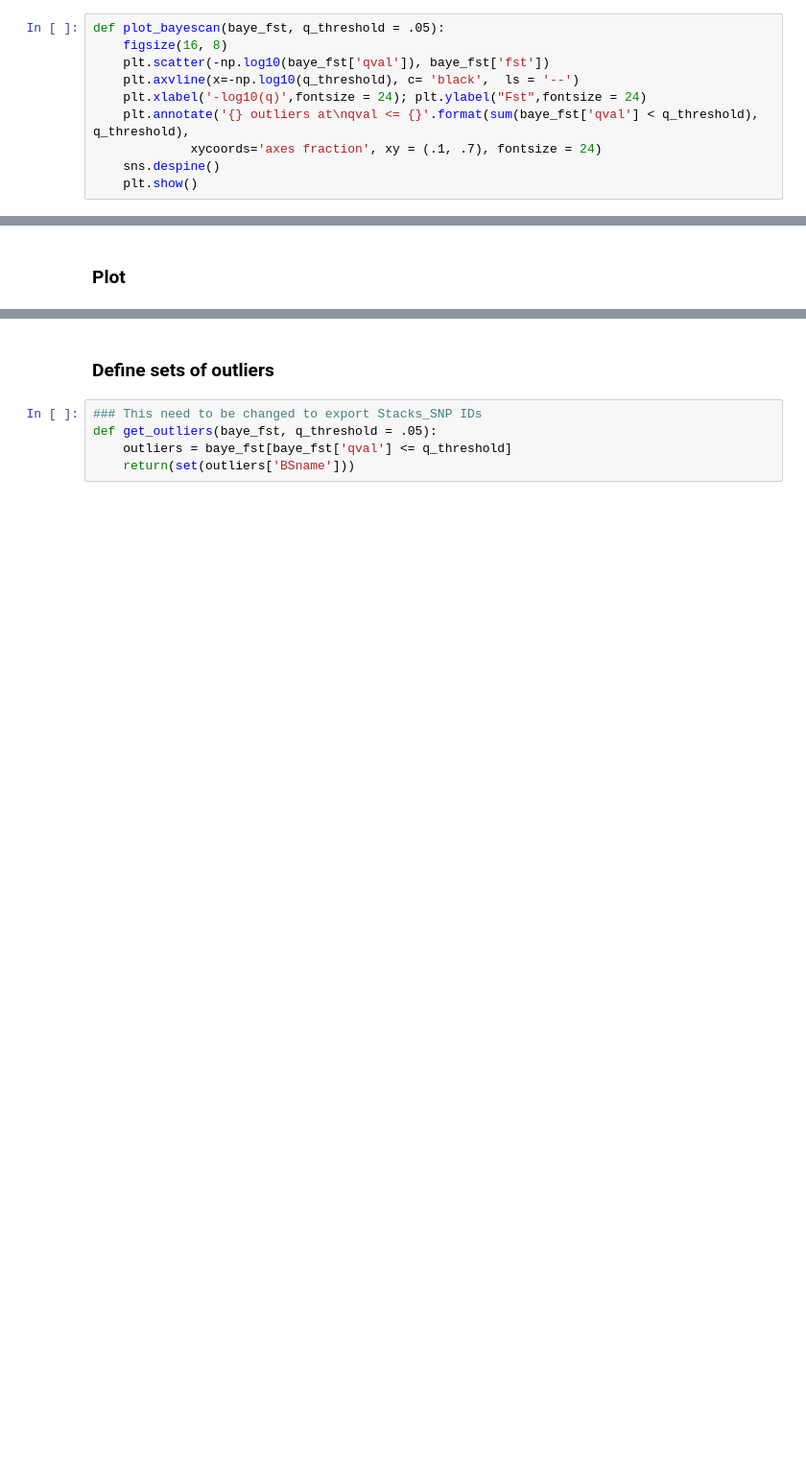
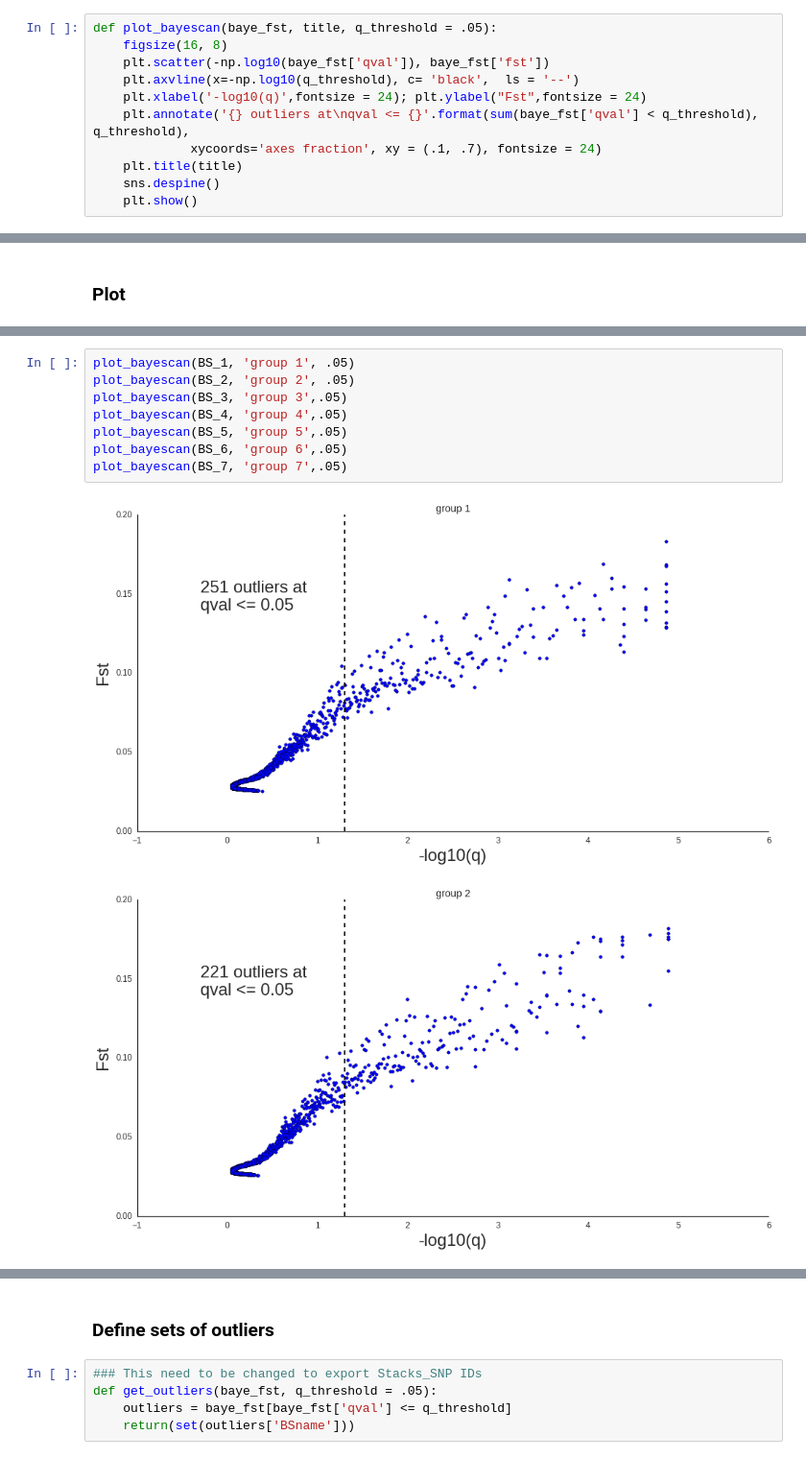
Before and after one commit to rwaples/chum_populations, a Jupyter notebook: plotting bayescan results.ipynb, the cells around one changed output, grey strips where cells are left out. Shown at 96% size. Saved outputs shown, nothing was run; the diff lists cells and outputs as text; blank space fills up the shorter version.

```diff
--- a/plotting bayescan results.ipynb
+++ b/plotting bayescan results.ipynb
@@ -21,13 +24,14 @@ sns.set_style("white")
 # %% [markdown]
 ### plotting of outliers
 # %%
-def plot_bayescan(baye_fst, q_threshold = .05):
+def plot_bayescan(baye_fst, title, q_threshold = .05):
     figsize(16, 8)
     plt.scatter(-np.log10(baye_fst['qval']), baye_fst['fst'])
     plt.axvline(x=-np.log10(q_threshold), c= 'black',  ls = '--')
     plt.xlabel('-log10(q)',fontsize = 24); plt.ylabel("Fst",fontsize = 24)
     plt.annotate('{} outliers at\nqval <= {}'.format(sum(baye_fst['qval'] < q_threshold), q_threshold),
              xycoords='axes fraction', xy = (.1, .7), fontsize = 24)
+    plt.title(title)
     sns.despine()
     plt.show()
 # %% [markdown]
@@ -83,0 +73,11 @@ plot_bayescan(BS_group4, .05)
+# %%
+plot_bayescan(BS_1, 'group 1', .05)
+plot_bayescan(BS_2, 'group 2', .05)
+plot_bayescan(BS_3, 'group 3',.05)
+plot_bayescan(BS_4, 'group 4',.05)
+plot_bayescan(BS_5, 'group 5',.05)
+plot_bayescan(BS_6, 'group 6',.05)
+plot_bayescan(BS_7, 'group 7',.05)
+# %% [output]
+[figure, added]
+[figure, added]
```
Also changed, not shown: parts of 16 cells of this notebook, 35 other files.
